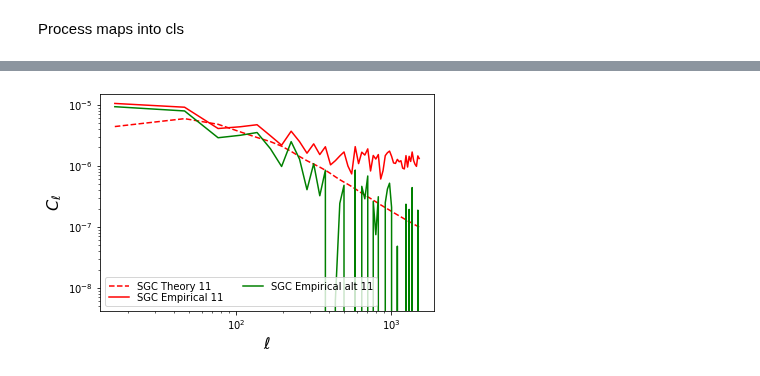
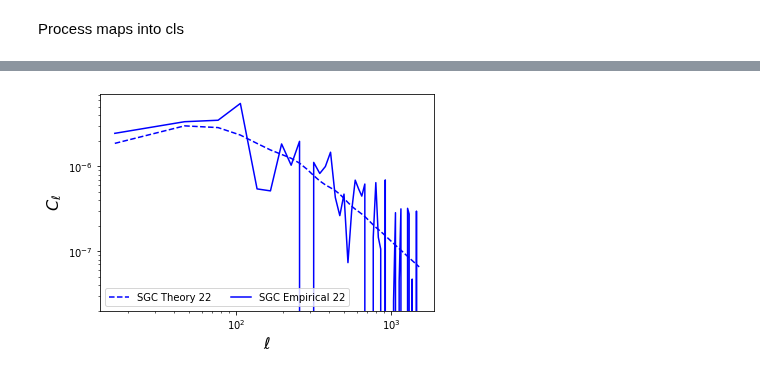
Before and after one commit to Cosmotheka/Cosmotheka, a Jupyter notebook: pipeline/eBOSS_QSO/ccl_quasar.ipynb, the cells around one changed output, grey strips where cells are left out. Saved outputs shown, nothing was run; the diff lists cells and outputs as text; code cells hidden in the pictures.

```diff
--- a/pipeline/eBOSS_QSO/ccl_quasar.ipynb
+++ b/pipeline/eBOSS_QSO/ccl_quasar.ipynb
@@ -241,12 +244,11 @@ plt.show()
 # %%
-plt.plot(ell_arr, SGC_theory_11, 'r--', label='SGC Theory 11')
-plt.plot(ell_arr, SGC_nn_empirical_11[0], 'r-', label='SGC Empirical 11')
-plt.plot(ell_arr, SGC_nn_empirical_alt_11[0], 'g-', label='SGC Empirical alt 11')
+plt.plot(ell_arr, SGC_theory_22, 'b--', label='SGC Theory 22')
+plt.plot(ell_arr, SGC_nn_empirical_22[0], 'b-', label='SGC Empirical 22')
 
 plt.loglog()
 plt.xlabel('$\\ell$', fontsize=16)
 plt.ylabel('$C_\\ell$', fontsize=16)
 plt.legend(loc='lower left', ncol=2, labelspacing=0.1)
 plt.show()
 # %% [output]
-[figure, old version]
+[figure, new version]
```
Also changed, not shown: parts of 10 cells of this notebook, 3 other files.
